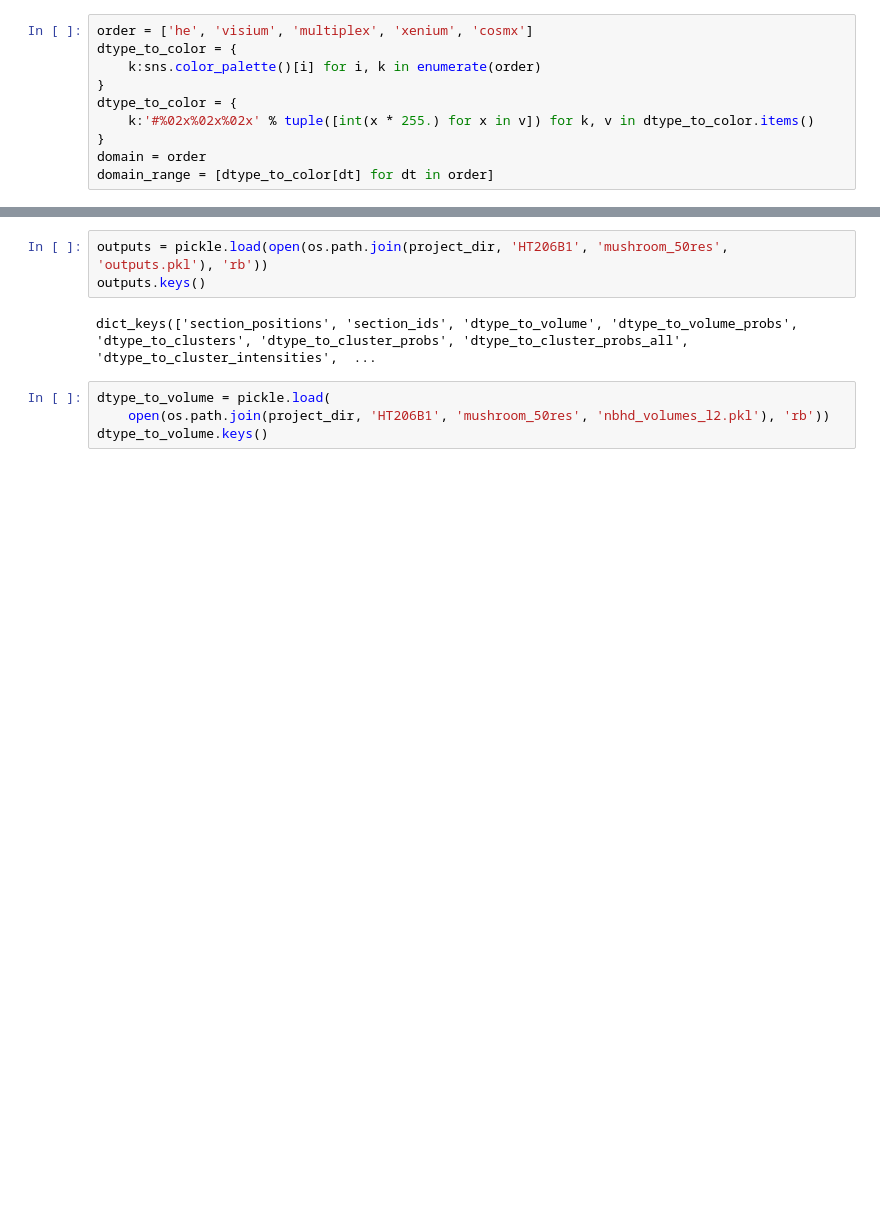
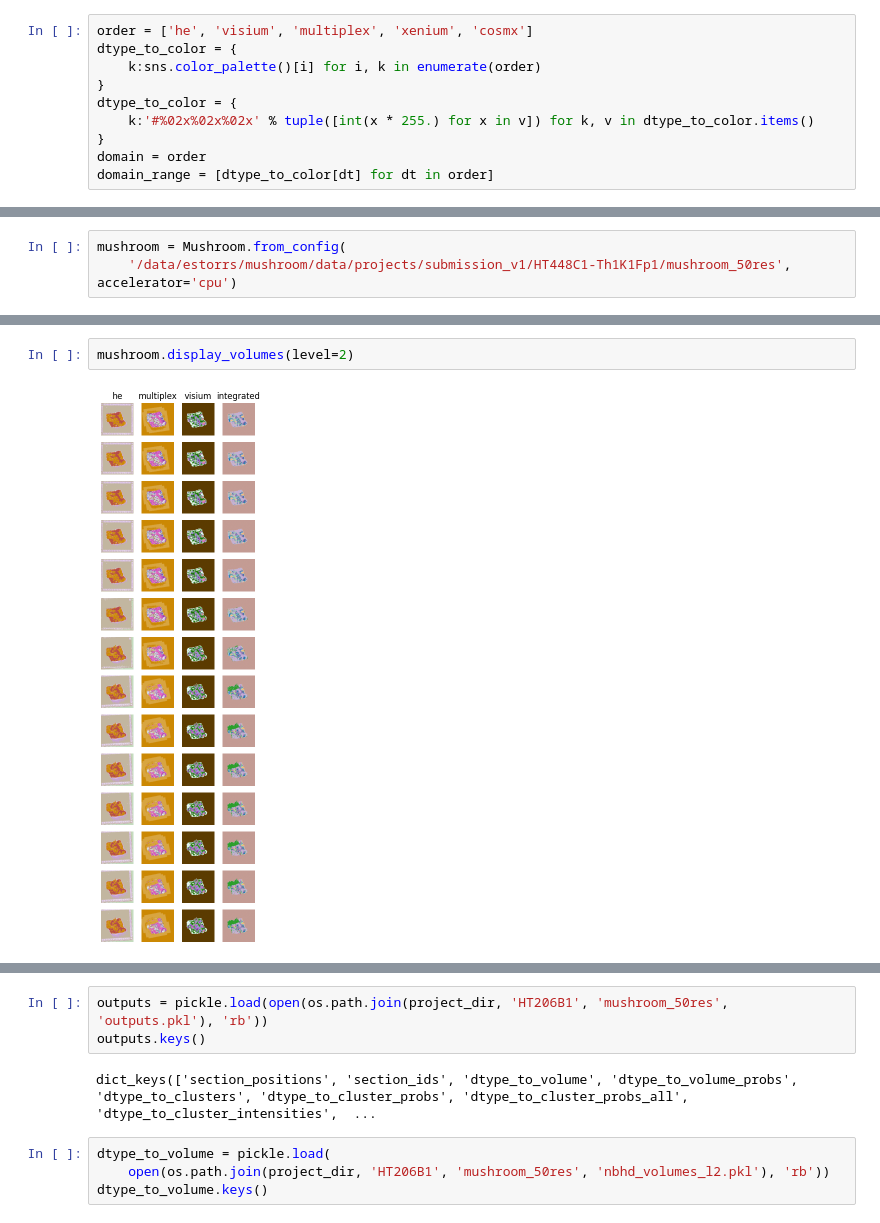
Before and after one commit to ding-lab/mushroom, a Jupyter notebook: notebooks/manuscript/submission_v1/step6_dataset_summary_fig.ipynb, the cells around one changed output, grey strips where cells are left out. Drawn from its saved outputs; the diff is of its cells as text; blank space fills up the shorter version.

```diff
--- a/notebooks/manuscript/submission_v1/step6_dataset_summary_fig.ipynb
+++ b/notebooks/manuscript/submission_v1/step6_dataset_summary_fig.ipynb
@@ -317,0 +468,3 @@ alt.Chart(source).mark_rect().encode(
+# %%
+mushroom = Mushroom.from_config(
+    '/data/estorrs/mushroom/data/projects/submission_v1/HT448C1-Th1K1Fp1/mushroom_50res', accelerator='cpu')
@@ -317,0 +529,4 @@ alt.Chart(source).mark_rect().encode(
+# %%
+mushroom.display_volumes(level=2)
+# %% [output]
+[figure, added]
```
Also changed, not shown: parts of 31 cells of this notebook, 1 other file.
